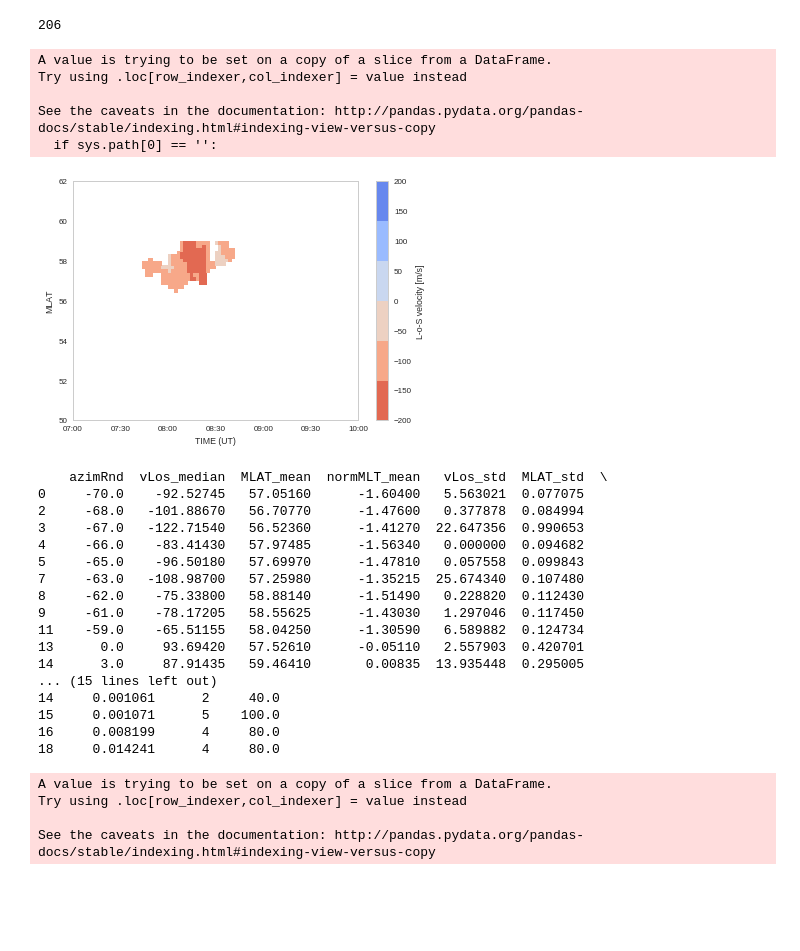
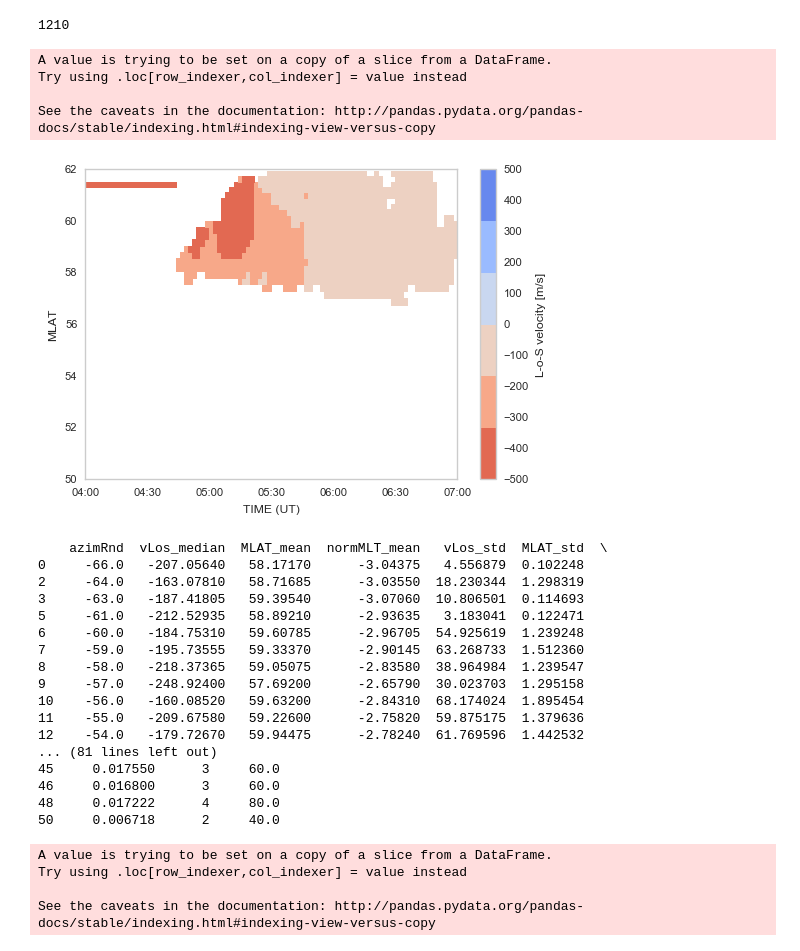
Before and after one commit to bharatreddy/scwsaps, a Jupyter notebook: ipy/saps_test.ipynb, the cells around one changed output. Cells and saved outputs as stored; diff of their text form; code cells hidden in the pictures; blank space fills up the shorter version.

```diff
--- a/ipy/saps_test.ipynb
+++ b/ipy/saps_test.ipynb
@@ -13,14 +13,16 @@ from matplotlib.dates import date2num, DateFormatter
 %matplotlib inline
 # %%
 # Some constants
-eventDate = datetime.datetime(2011,5,16)
-timeStart = datetime.datetime(2011,5,16,7,0)
-timeEnd = datetime.datetime(2011,5,16,10,0)
-sapsTime = datetime.datetime(2011,5,16,8,36)
-sapsRadList = [ "cvw" ]
-sapsMlatRange = [ 56., 60. ]
+eventDate = datetime.datetime(2011,6,8)#datetime.datetime(2011,5,16)
+timeStart = datetime.datetime(2011,6,8,4,0)#datetime.datetime(2011,5,16,7,0)
+timeEnd = datetime.datetime(2011,6,8,7,0)#datetime.datetime(2011,5,16,10,0)
+sapsTime = datetime.datetime(2011,6,8,5,30)#datetime.datetime(2011,5,16,8,36)
+sapsRadList = [ "fhw" ]#[ "cvw" ]
+selBeam = 9
+sapsMlatRange = [ 50., 62. ]#[ 56., 60. ]
 sapsVelCutoff = 50.
 sapsNpointsCutoff = 50 # per radar per beam
+velScale = [ -500, 500 ]
 # %%
 # read from the feather file
 velsDF = feather.read_dataframe('../data/saps-' +\
@@ -120,8 +121,8 @@ cntPntsSAPSGrp = sapsDF.groupby( ["radCode", "beam"] ).size().reset_index()
 # sapsDF = sapsDF[ sapsDF["nPoints"] >= sapsNpointsCutoff ]
 # %%
 # sel data from a radar and beam
-rtiDF = sapsDF[ (sapsDF["radCode"] == "cvw") &\
-               (sapsDF["beam"] == 7) ]
+rtiDF = sapsDF[ (sapsDF["radCode"] == sapsRadList[0]) &\
+               (sapsDF["beam"] == selBeam) ]
 print len(rtiDF.index)
 # Make an RTIish Plot
 # Seaborn styling
@@ -130,37 +131,36 @@ sns.set_context("paper")
 seaMap = ListedColormap(sns.color_palette("coolwarm_r"))
 # Plot the data
 fig = plt.figure()
 ax = fig.add_subplot(111)
 rtiDF["dtNum"] = [ date2num(x) for x in rtiDF["date"] ]
 plotDF = rtiDF[ ["MLAT", "dtNum",\
                         "vLos"] ].pivot( "MLAT", "dtNum" )
 mlatVals = plotDF.index.values
 timeVals = plotDF.columns.levels[1].values
 
 timeCntr, mlatCntr  = numpy.meshgrid( timeVals, mlatVals )
 # Mask the nan values! pcolormesh can't handle them well!
 vLosVals = numpy.ma.masked_where(numpy.isnan(plotDF["vLos"].values),plotDF["vLos"].values)
-rtiPlot = ax.pcolormesh(timeCntr, mlatCntr, vLosVals, cmap=seaMap, vmin=-200,vmax=200)
+rtiPlot = ax.pcolormesh(timeCntr, mlatCntr, vLosVals, cmap=seaMap, vmin=velScale[0],vmax=velScale[1])
 
 
 ax.set_xlim( [ timeStart, timeEnd ] )
 ax.set_ylim( [50,62] )
 ax.set_xlabel("TIME (UT)")
 ax.set_ylabel("MLAT")
 ax.get_xaxis().set_major_formatter(DateFormatter('%H:%M'))
 
 
 cbar = plt.colorbar(rtiPlot, orientation='vertical')
 cbar.set_label("L-o-S velocity [m/s]")
 fig.savefig( "../plots/rt-saps-" + eventDate.strftime("%Y%m%d") + ".pdf",bbox_inches='tight' )
 # %% [output]
-206
+1210
 A value is trying to be set on a copy of a slice from a DataFrame.
 Try using .loc[row_indexer,col_indexer] = value instead
 
 See the caveats in the documentation: http://pandas.pydata.org/pandas-docs/stable/indexing.html#indexing-view-versus-copy
-  if sys.path[0] == '':
-[figure, old version]
+[figure, new version]
 # %%
 def custom_round(x, base=5):
     return int(base * round(float(x)/base))
@@ -187,22 +187,22 @@ azimDF = azimDF[ azimDF["percCnt"] >= 33. ]
 print azimDF
 # %% [output]
     azimRnd  vLos_median  MLAT_mean  normMLT_mean   vLos_std  MLAT_std  \
-0     -70.0    -92.52745   57.05160      -1.60400   5.563021  0.077075
-2     -68.0   -101.88670   56.70770      -1.47600   0.377878  0.084994
-3     -67.0   -122.71540   56.52360      -1.41270  22.647356  0.990653
-4     -66.0    -83.41430   57.97485      -1.56340   0.000000  0.094682
-5     -65.0    -96.50180   57.69970      -1.47810   0.057558  0.099843
-7     -63.0   -108.98700   57.25980      -1.35215  25.674340  0.107480
-8     -62.0    -75.33800   58.88140      -1.51490   0.228820  0.112430
-9     -61.0    -78.17205   58.55625      -1.43030   1.297046  0.117450
-11    -59.0    -65.51155   58.04250      -1.30590   6.589882  0.124734
-13      0.0     93.69420   57.52610      -0.05110   2.557903  0.420701
-14      3.0     87.91435   59.46410       0.00835  13.935448  0.295005
-... (15 lines left out)
-14     0.001061      2     40.0
-15     0.001071      5    100.0
-16     0.008199      4     80.0
-18     0.014241      4     80.0
+0     -66.0   -207.05640   58.17170      -3.04375   4.556879  0.102248
+2     -64.0   -163.07810   58.71685      -3.03550  18.230344  1.298319
+3     -63.0   -187.41805   59.39540      -3.07060  10.806501  0.114693
+5     -61.0   -212.52935   58.89210      -2.93635   3.183041  0.122471
+6     -60.0   -184.75310   59.60785      -2.96705  54.925619  1.239248
+7     -59.0   -195.73555   59.33370      -2.90145  63.268733  1.512360
+8     -58.0   -218.37365   59.05075      -2.83580  38.964984  1.239547
+9     -57.0   -248.92400   57.69200      -2.65790  30.023703  1.295158
+10    -56.0   -160.08520   59.63200      -2.84310  68.174024  1.895454
+11    -55.0   -209.67580   59.22600      -2.75820  59.875175  1.379636
+12    -54.0   -179.72670   59.94475      -2.78240  61.769596  1.442532
+... (81 lines left out)
+45     0.017550      3     60.0
+46     0.016800      3     60.0
+48     0.017222      4     80.0
+50     0.006718      2     40.0
 A value is trying to be set on a copy of a slice from a DataFrame.
 Try using .loc[row_indexer,col_indexer] = value instead
 
```
Also changed, not shown: parts of 7 cells of this notebook, 11 other files.
